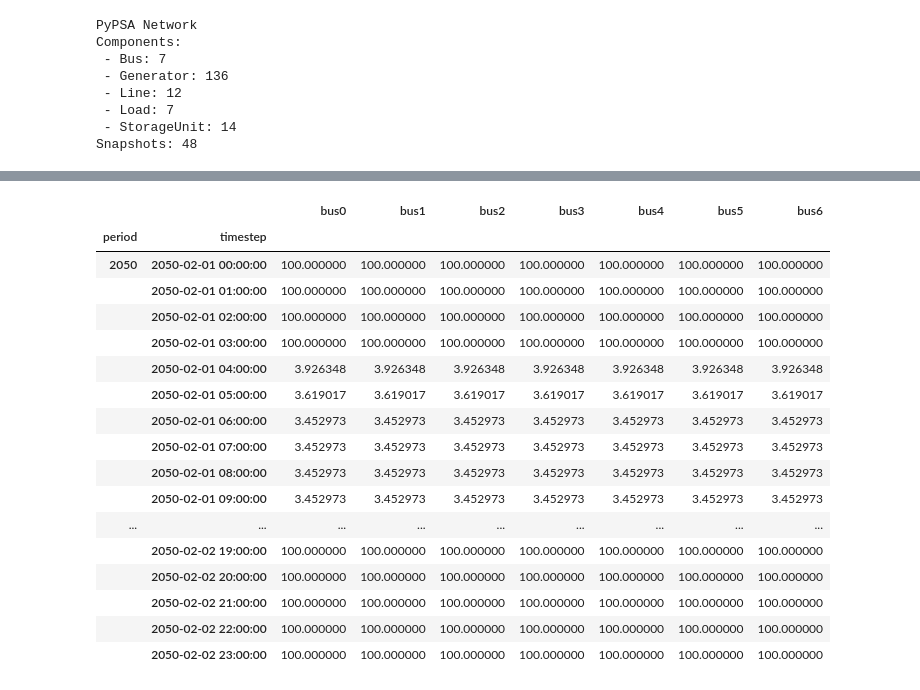
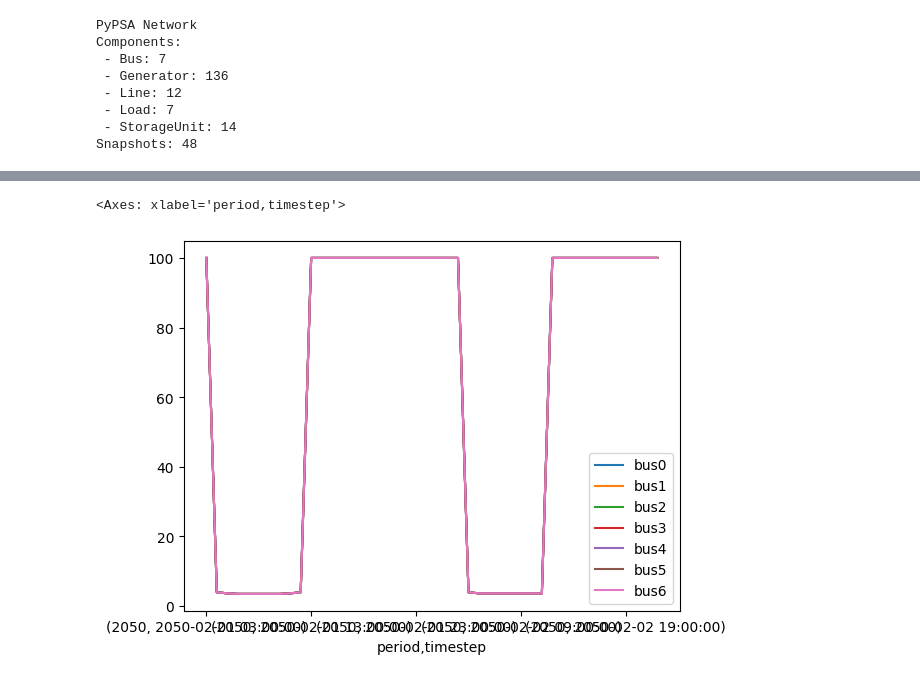
Before and after one commit to degleris1/zap, a Jupyter notebook: docs/source/pypsa_example.ipynb, the cells around one changed output, grey strips where cells are left out. Drawn from its saved outputs; the diff is of its cells as text; code cells hidden in the pictures.

```diff
--- a/docs/source/pypsa_example.ipynb
+++ b/docs/source/pypsa_example.ipynb
@@ -55,21 +99,5 @@ Snapshots: 48
 # %%
-zap_pypsa.buses_t.marginal_price
+zap_pypsa.buses_t.marginal_price.iloc[3:-1].plot()
 # %% [output]
-|  |  | bus0 | bus1 | bus2 | bus3 | bus4 | bus5 | bus6 |
-| period | timestep |  |  |  |  |  |  |  |
-| 2050 | 2050-02-01 00:00:00 | 100.000000 | 100.000000 | 100.000000 | 100.000000 | 100.000000 | 100.000000 | 100.000000 |
-|  | 2050-02-01 01:00:00 | 100.000000 | 100.000000 | 100.000000 | 100.000000 | 100.000000 | 100.000000 | 100.000000 |
-|  | 2050-02-01 02:00:00 | 100.000000 | 100.000000 | 100.000000 | 100.000000 | 100.000000 | 100.000000 | 100.000000 |
-|  | 2050-02-01 03:00:00 | 100.000000 | 100.000000 | 100.000000 | 100.000000 | 100.000000 | 100.000000 | 100.000000 |
-|  | 2050-02-01 04:00:00 | 3.926348 | 3.926348 | 3.926348 | 3.926348 | 3.926348 | 3.926348 | 3.926348 |
-|  | 2050-02-01 05:00:00 | 3.619017 | 3.619017 | 3.619017 | 3.619017 | 3.619017 | 3.619017 | 3.619017 |
-|  | 2050-02-01 06:00:00 | 3.452973 | 3.452973 | 3.452973 | 3.452973 | 3.452973 | 3.452973 | 3.452973 |
-|  | 2050-02-01 07:00:00 | 3.452973 | 3.452973 | 3.452973 | 3.452973 | 3.452973 | 3.452973 | 3.452973 |
-|  | 2050-02-01 08:00:00 | 3.452973 | 3.452973 | 3.452973 | 3.452973 | 3.452973 | 3.452973 | 3.452973 |
-|  | 2050-02-01 09:00:00 | 3.452973 | 3.452973 | 3.452973 | 3.452973 | 3.452973 | 3.452973 | 3.452973 |
-| ... | ... | ... | ... | ... | ... | ... | ... | ... |
-|  | 2050-02-02 19:00:00 | 100.000000 | 100.000000 | 100.000000 | 100.000000 | 100.000000 | 100.000000 | 100.000000 |
-|  | 2050-02-02 20:00:00 | 100.000000 | 100.000000 | 100.000000 | 100.000000 | 100.000000 | 100.000000 | 100.000000 |
-|  | 2050-02-02 21:00:00 | 100.000000 | 100.000000 | 100.000000 | 100.000000 | 100.000000 | 100.000000 | 100.000000 |
-|  | 2050-02-02 22:00:00 | 100.000000 | 100.000000 | 100.000000 | 100.000000 | 100.000000 | 100.000000 | 100.000000 |
-|  | 2050-02-02 23:00:00 | 100.000000 | 100.000000 | 100.000000 | 100.000000 | 100.000000 | 100.000000 | 100.000000 |
+<Axes: xlabel='period,timestep'>
+[figure, added]
```
Also changed, not shown: parts of 2 cells of this notebook, 2 other files.
